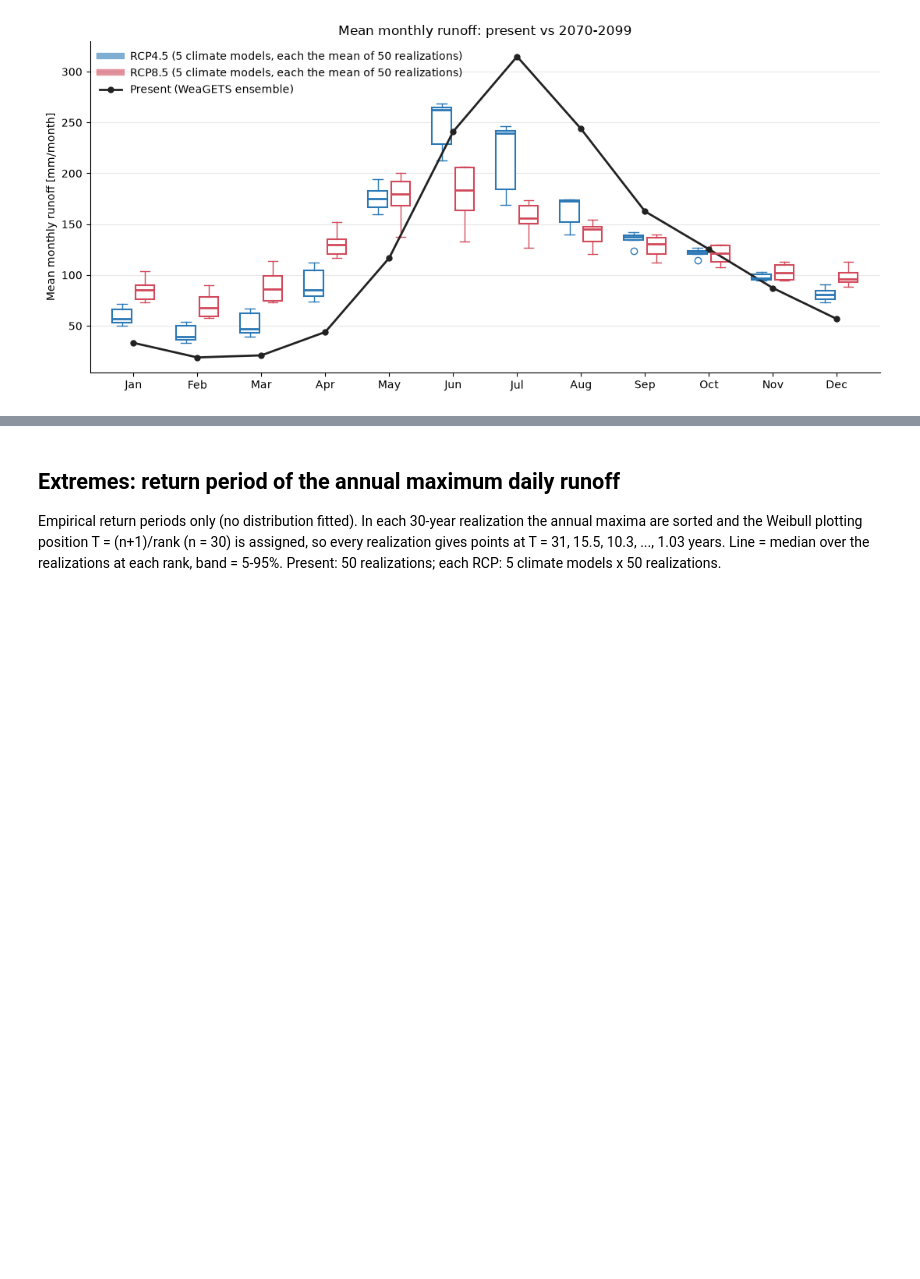
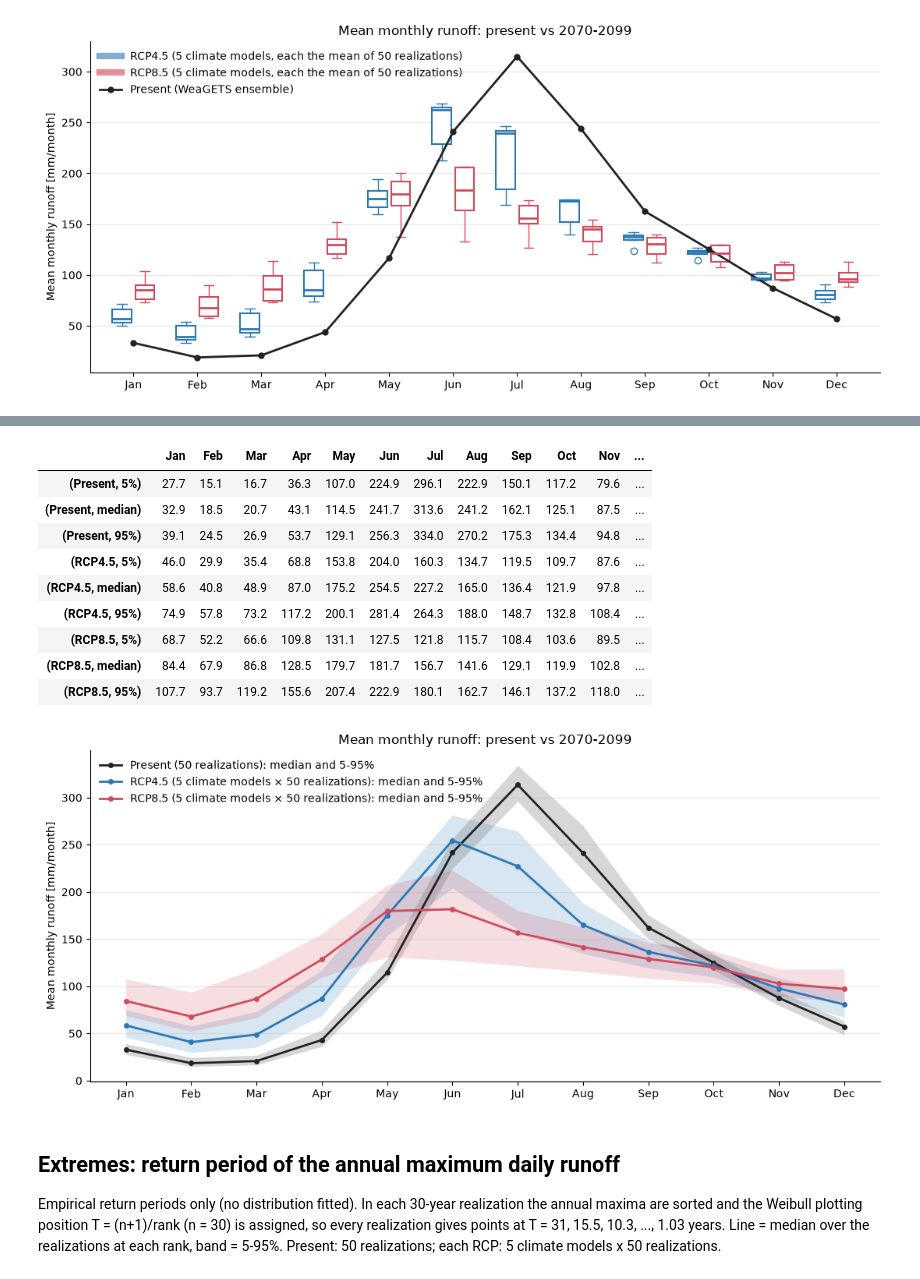
Before and after one commit to Uemac001/watershed_ex3, a Jupyter notebook: code/week2_streamflow.ipynb, the cells around one changed output, grey strips where cells are left out. Saved outputs shown, nothing was run; the diff lists cells and outputs as text; code cells hidden in the pictures; blank space fills up the shorter version.

```diff
--- a/code/week2_streamflow.ipynb
+++ b/code/week2_streamflow.ipynb
@@ -72,3 +79,20 @@ monthly_table
+# %%
+monthly_band_table = w2.plot_monthly_band(
+    results["monthly"], output_destination=FIG_DIR / f"{STATION}_{WEAGETS}_monthly_runoff_band.png"
+)
+monthly_band_table
+# %% [output]
+|  | Jan | Feb | Mar | Apr | May | Jun | Jul | Aug | Sep | Oct | Nov | ... |
+| (Present, 5%) | 27.7 | 15.1 | 16.7 | 36.3 | 107.0 | 224.9 | 296.1 | 222.9 | 150.1 | 117.2 | 79.6 | ... |
+| (Present, median) | 32.9 | 18.5 | 20.7 | 43.1 | 114.5 | 241.7 | 313.6 | 241.2 | 162.1 | 125.1 | 87.5 | ... |
+| (Present, 95%) | 39.1 | 24.5 | 26.9 | 53.7 | 129.1 | 256.3 | 334.0 | 270.2 | 175.3 | 134.4 | 94.8 | ... |
+| (RCP4.5, 5%) | 46.0 | 29.9 | 35.4 | 68.8 | 153.8 | 204.0 | 160.3 | 134.7 | 119.5 | 109.7 | 87.6 | ... |
+| (RCP4.5, median) | 58.6 | 40.8 | 48.9 | 87.0 | 175.2 | 254.5 | 227.2 | 165.0 | 136.4 | 121.9 | 97.8 | ... |
+| (RCP4.5, 95%) | 74.9 | 57.8 | 73.2 | 117.2 | 200.1 | 281.4 | 264.3 | 188.0 | 148.7 | 132.8 | 108.4 | ... |
+| (RCP8.5, 5%) | 68.7 | 52.2 | 66.6 | 109.8 | 131.1 | 127.5 | 121.8 | 115.7 | 108.4 | 103.6 | 89.5 | ... |
+| (RCP8.5, median) | 84.4 | 67.9 | 86.8 | 128.5 | 179.7 | 181.7 | 156.7 | 141.6 | 129.1 | 119.9 | 102.8 | ... |
+| (RCP8.5, 95%) | 107.7 | 93.7 | 119.2 | 155.6 | 207.4 | 222.9 | 180.1 | 162.7 | 146.1 | 137.2 | 118.0 | ... |
+[figure, added]
 # %% [markdown]
 ## Extremes: return period of the annual maximum daily runoff
 
```
Also changed, not shown: parts of 1 cell of this notebook, 2 other files.
